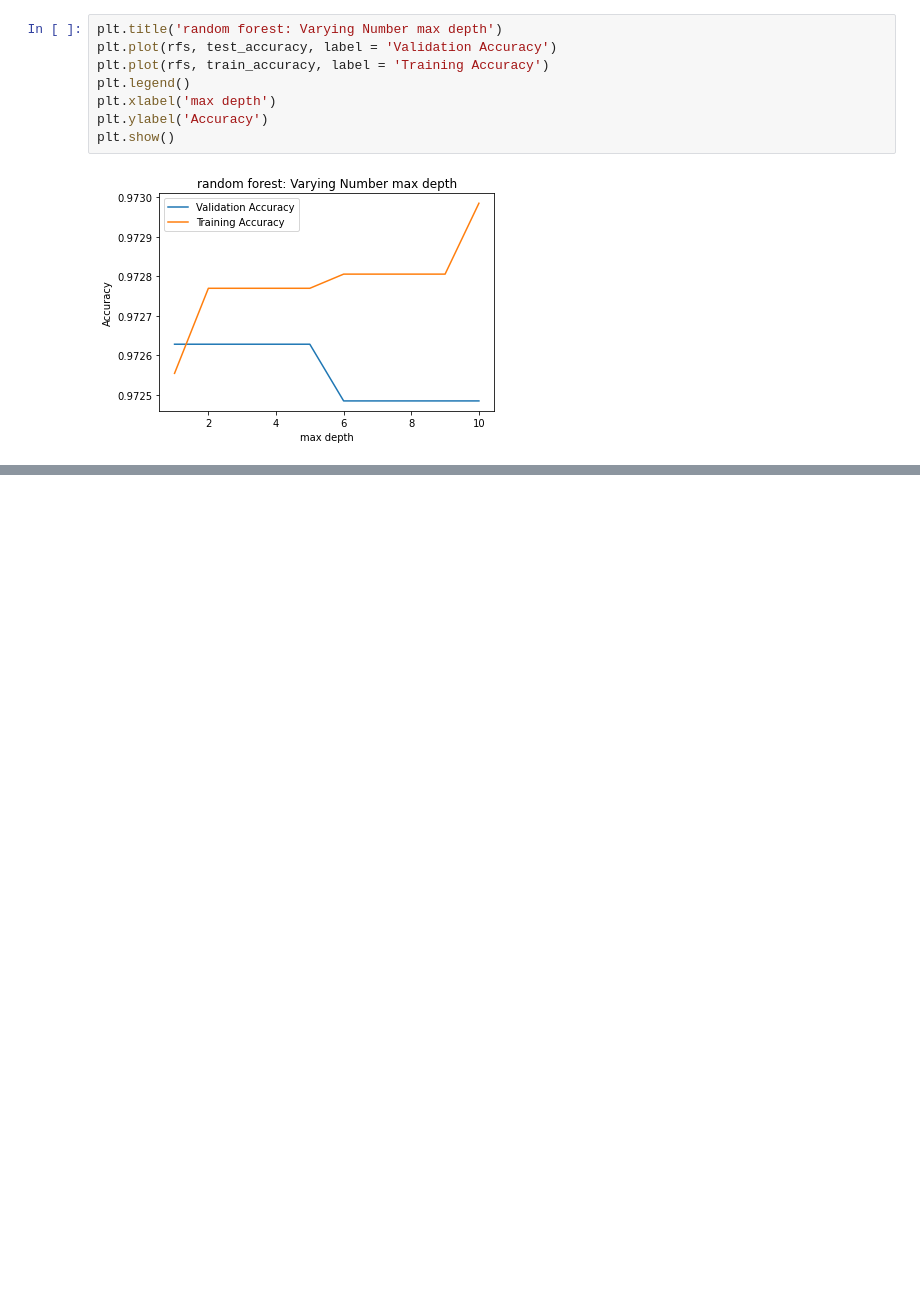
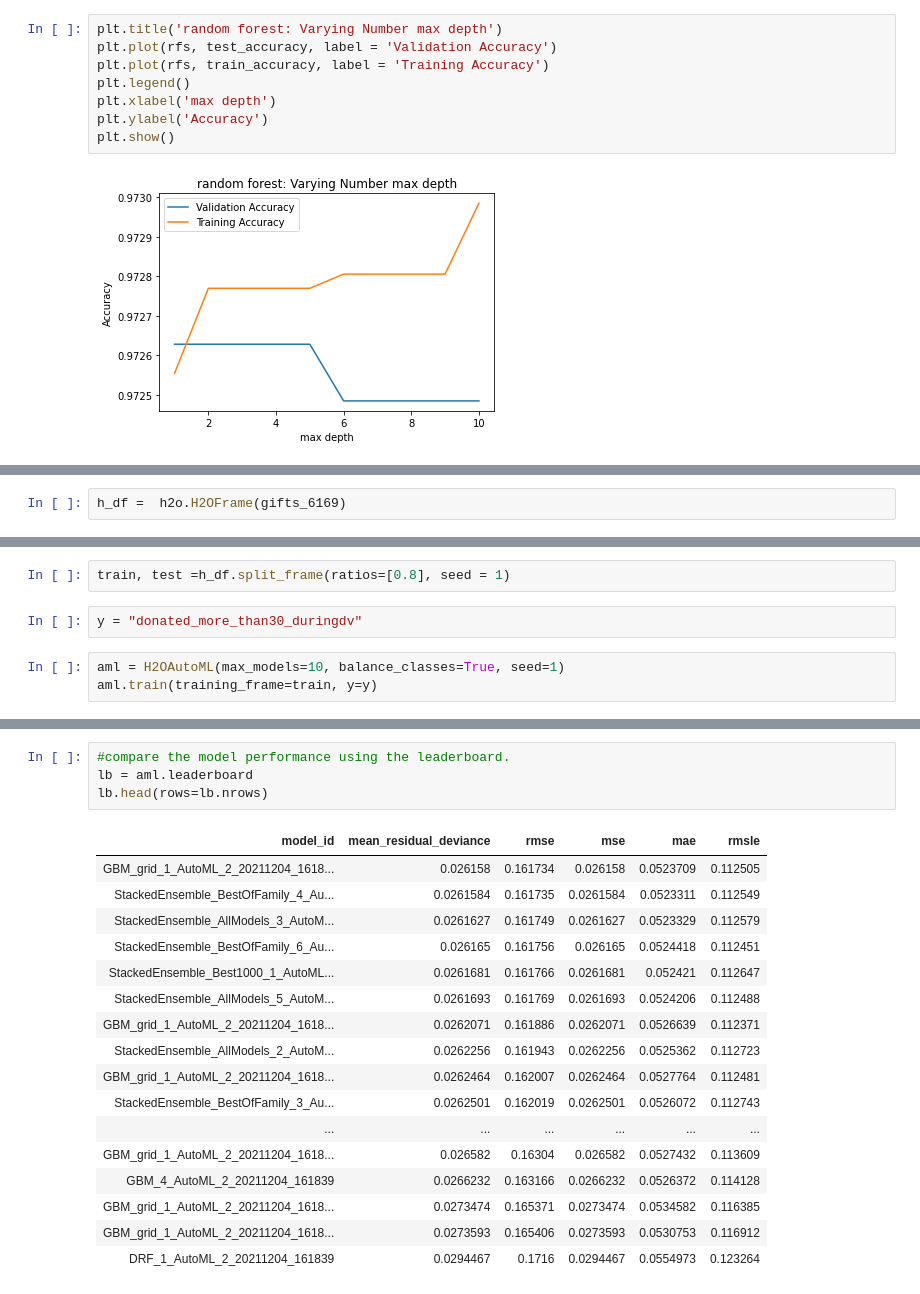
Before and after one commit to inderrana/Predicting-donations-leads-for-NGO, a Jupyter notebook: DSC_Use_Case/added variables H -changing.ipynb, the cells around one changed output, grey strips where cells are left out. Cells and saved outputs as stored; diff of their text form; blank space fills up the shorter version.

```diff
--- a/DSC_Use_Case/added variables H -changing.ipynb
+++ b/DSC_Use_Case/added variables H -changing.ipynb
@@ -590,0 +636,2 @@ plt.show()
+# %%
+h_df =  h2o.H2OFrame(gifts_6169)
@@ -590,0 +640,7 @@ plt.show()
+# %%
+train, test =h_df.split_frame(ratios=[0.8], seed = 1)
+# %%
+y = "donated_more_than30_duringdv"
+# %%
+aml = H2OAutoML(max_models=10, balance_classes=True, seed=1)
+aml.train(training_frame=train, y=y)
@@ -590,0 +718,22 @@ plt.show()
+# %%
+#compare the model performance using the leaderboard.
+lb = aml.leaderboard
+lb.head(rows=lb.nrows)
+# %% [output]
+| model_id | mean_residual_deviance | rmse | mse | mae | rmsle |
+| GBM_grid_1_AutoML_2_20211204_1618... | 0.026158 | 0.161734 | 0.026158 | 0.0523709 | 0.112505 |
+| StackedEnsemble_BestOfFamily_4_Au... | 0.0261584 | 0.161735 | 0.0261584 | 0.0523311 | 0.112549 |
+| StackedEnsemble_AllModels_3_AutoM... | 0.0261627 | 0.161749 | 0.0261627 | 0.0523329 | 0.112579 |
+| StackedEnsemble_BestOfFamily_6_Au... | 0.026165 | 0.161756 | 0.026165 | 0.0524418 | 0.112451 |
+| StackedEnsemble_Best1000_1_AutoML... | 0.0261681 | 0.161766 | 0.0261681 | 0.052421 | 0.112647 |
+| StackedEnsemble_AllModels_5_AutoM... | 0.0261693 | 0.161769 | 0.0261693 | 0.0524206 | 0.112488 |
+| GBM_grid_1_AutoML_2_20211204_1618... | 0.0262071 | 0.161886 | 0.0262071 | 0.0526639 | 0.112371 |
+| StackedEnsemble_AllModels_2_AutoM... | 0.0262256 | 0.161943 | 0.0262256 | 0.0525362 | 0.112723 |
+| GBM_grid_1_AutoML_2_20211204_1618... | 0.0262464 | 0.162007 | 0.0262464 | 0.0527764 | 0.112481 |
+| StackedEnsemble_BestOfFamily_3_Au... | 0.0262501 | 0.162019 | 0.0262501 | 0.0526072 | 0.112743 |
+| ... | ... | ... | ... | ... | ... |
+| GBM_grid_1_AutoML_2_20211204_1618... | 0.026582 | 0.16304 | 0.026582 | 0.0527432 | 0.113609 |
+| GBM_4_AutoML_2_20211204_161839 | 0.0266232 | 0.163166 | 0.0266232 | 0.0526372 | 0.114128 |
+| GBM_grid_1_AutoML_2_20211204_1618... | 0.0273474 | 0.165371 | 0.0273474 | 0.0534582 | 0.116385 |
+| GBM_grid_1_AutoML_2_20211204_1618... | 0.0273593 | 0.165406 | 0.0273593 | 0.0530753 | 0.116912 |
+| DRF_1_AutoML_2_20211204_161839 | 0.0294467 | 0.1716 | 0.0294467 | 0.0554973 | 0.123264 |
```
Also changed, not shown: parts of 26 cells of this notebook, 1 other file.
